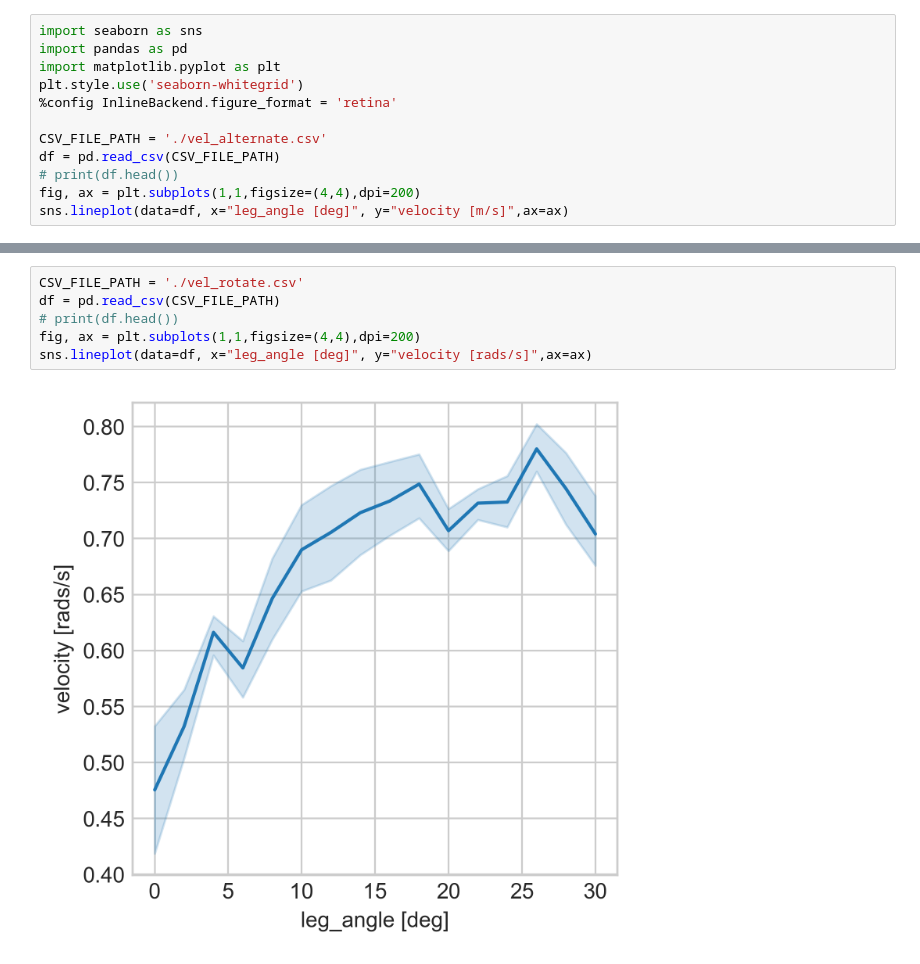
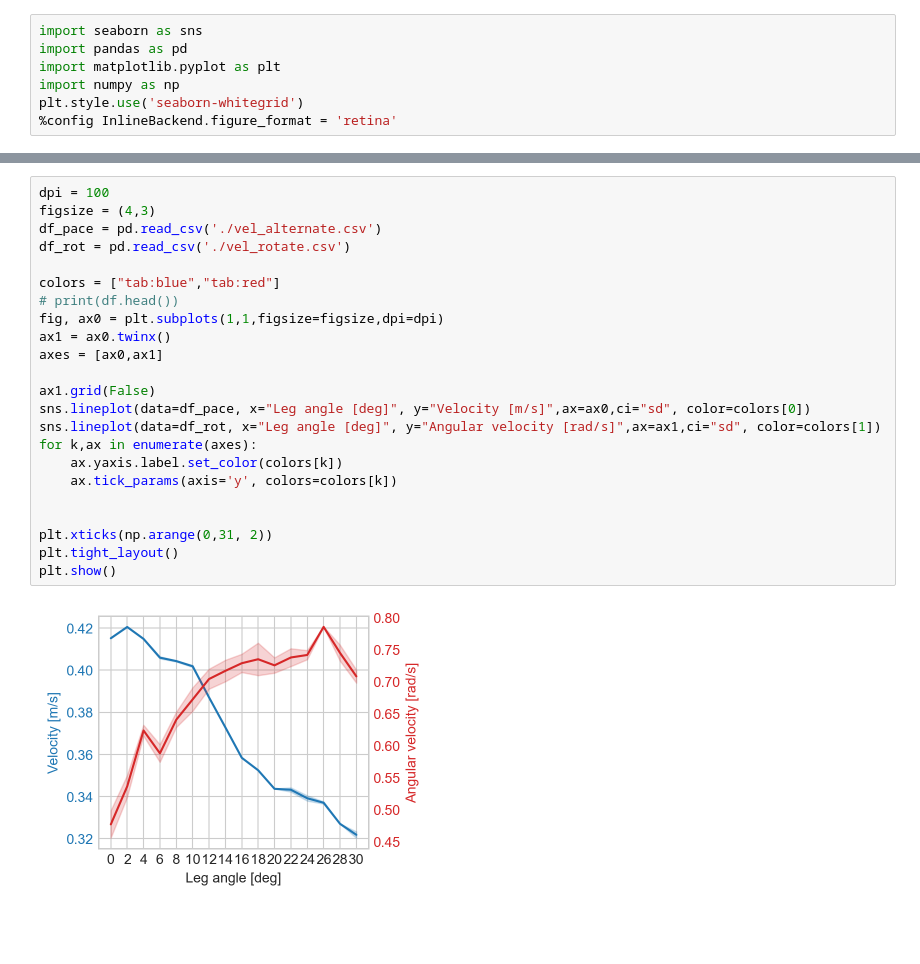
Before and after one commit to boxiXia/flexipodBulletSim, a Jupyter notebook: plot.ipynb, the cells around one changed output, grey strips where cells are left out. Saved outputs shown, nothing was run; the diff lists cells and outputs as text; blank space fills up the shorter version.

Commit message:
merged two plots

```diff
--- a/plot.ipynb
+++ b/plot.ipynb
@@ -2,11 +2,6 @@
 import seaborn as sns
 import pandas as pd
 import matplotlib.pyplot as plt
+import numpy as np
 plt.style.use('seaborn-whitegrid')
 %config InlineBackend.figure_format = 'retina'
-
-CSV_FILE_PATH = './vel_alternate.csv'
-df = pd.read_csv(CSV_FILE_PATH)
-# print(df.head())
-fig, ax = plt.subplots(1,1,figsize=(4,4),dpi=200)
-sns.lineplot(data=df, x="leg_angle [deg]", y="velocity [m/s]",ax=ax)
@@ -30,8 +8,25 @@ df.head(10)
-# %%
-CSV_FILE_PATH = './vel_rotate.csv'
-df = pd.read_csv(CSV_FILE_PATH)
-# print(df.head())
-fig, ax = plt.subplots(1,1,figsize=(4,4),dpi=200)
-sns.lineplot(data=df, x="leg_angle [deg]", y="velocity [rads/s]",ax=ax)
-# %% [output]
-[figure, removed]
+# %%
+dpi = 100
+figsize = (4,3)
+df_pace = pd.read_csv('./vel_alternate.csv')
+df_rot = pd.read_csv('./vel_rotate.csv')
+
+colors = ["tab:blue","tab:red"]
+# print(df.head())
+fig, ax0 = plt.subplots(1,1,figsize=figsize,dpi=dpi)
+ax1 = ax0.twinx()
+axes = [ax0,ax1]
+
+ax1.grid(False)
+sns.lineplot(data=df_pace, x="Leg angle [deg]", y="Velocity [m/s]",ax=ax0,ci="sd", color=colors[0])
+sns.lineplot(data=df_rot, x="Leg angle [deg]", y="Angular velocity [rad/s]",ax=ax1,ci="sd", color=colors[1])
+for k,ax in enumerate(axes):
+    ax.yaxis.label.set_color(colors[k])
+    ax.tick_params(axis='y', colors=colors[k])
+
+
+plt.xticks(np.arange(0,31, 2))
+plt.tight_layout()
+plt.show()
+# %% [output]
+[figure, added]
```
Also changed, not shown: parts of 2 cells of this notebook, 4 other files.
